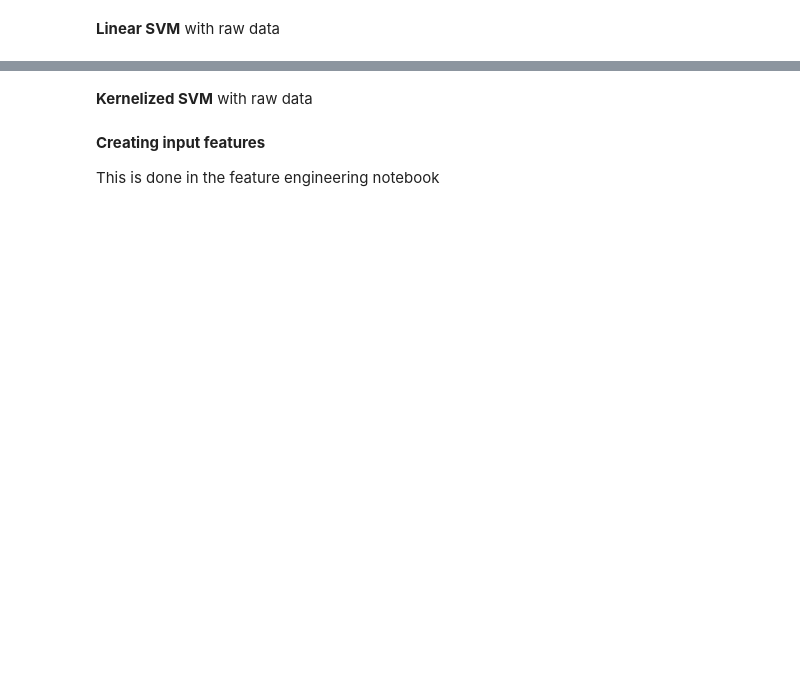
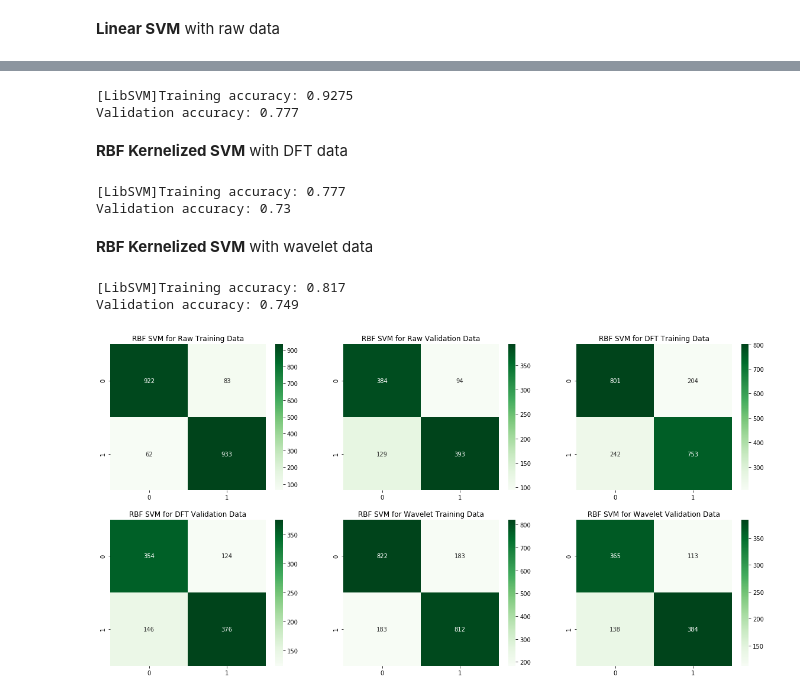
Before and after one commit to natgable/cs-229-project, a Jupyter notebook: models/svm.ipynb, the cells around one changed output, grey strips where cells are left out. Cells and saved outputs as stored; diff of their text form; code cells hidden in the pictures; blank space fills up the shorter version.

```diff
--- a/models/svm.ipynb
+++ b/models/svm.ipynb
@@ -105,6 +204,17 @@ Validation accuracy: 0.775
+# %%
+raw_svm_rbf = svm.SVC(kernel='rbf', verbose=True)
+raw_svm_rbf.fit(X_train_reshape, sample_y_train)
+
+y_pred = raw_svm_rbf.predict(X_train_reshape)
+train_acc = np.sum(y_pred == sample_y_train)/sample_y_train.shape[0]
+
+y_val_pred = raw_svm_rbf.predict(X_val_reshape)
+val_acc = np.sum(y_val_pred == sample_y_val)/sample_y_val.shape[0]
+
+print("Training accuracy:", train_acc)
+print("Validation accuracy:", val_acc)
+# %% [output]
+[LibSVM]Training accuracy: 0.9275
+Validation accuracy: 0.777
 # %% [markdown]
-**Kernelized SVM** with raw data
+**RBF Kernelized SVM** with DFT data
-# %% [markdown]
-**Creating input features**
-
-This is done in the feature engineering notebook
@@ -114,0 +221,55 @@ This is done in the feature engineering notebook
+# %%
+dft_svm_rbf = svm.SVC(kernel="rbf", verbose=True)
+dft_svm_rbf.fit(X_train_dft_reshape, sample_y_train)
+
+y_pred_dft = dft_svm_rbf.predict(X_train_dft_reshape)
+train_acc_dft = np.sum(y_pred_dft == sample_y_train)/sample_y_train.shape[0]
+
+y_val_pred_dft = dft_svm_rbf.predict(X_val_dft_reshape)
+val_acc_dft = np.sum(y_val_pred_dft == sample_y_val)/sample_y_val.shape[0]
+
+print("Training accuracy:", train_acc_dft)
+print("Validation accuracy:", val_acc_dft)
+# %% [output]
+[LibSVM]Training accuracy: 0.777
+Validation accuracy: 0.73
+# %% [markdown]
+**RBF Kernelized SVM** with wavelet data
+# %%
+dwt_svm_rbf = svm.SVC(kernel="rbf", verbose=True)
+dwt_svm_rbf.fit(X_train_dwt_reshape, sample_y_train)
+
+y_pred_dwt = dwt_svm_rbf.predict(X_train_dwt_reshape)
+train_acc_dwt = np.sum(y_pred_dwt == sample_y_train)/sample_y_train.shape[0]
+
+y_val_pred_dwt = dwt_svm_rbf.predict(X_val_dwt_reshape)
+val_acc_dwt = np.sum(y_val_pred_dwt == sample_y_val)/sample_y_val.shape[0]
+
+print("Training accuracy:", train_acc_dwt)
+print("Validation accuracy:", val_acc_dwt)
+# %% [output]
+[LibSVM]Training accuracy: 0.817
+Validation accuracy: 0.749
+# %%
+raw_lin_conf_train = metrics.confusion_matrix(sample_y_train, y_pred)
+raw_lin_conf_val = metrics.confusion_matrix(sample_y_val, y_val_pred)
+dft_lin_conf_train = metrics.confusion_matrix(sample_y_train, y_pred_dft)
+dft_lin_conf_val = metrics.confusion_matrix(sample_y_val, y_val_pred_dft)
+dwt_lin_conf_train = metrics.confusion_matrix(sample_y_train, y_pred_dwt)
+dwt_lin_conf_val = metrics.confusion_matrix(sample_y_val, y_val_pred_dwt)
+conf_mat_raw = [raw_lin_conf_train, raw_lin_conf_val, dft_lin_conf_train, dft_lin_conf_val, dwt_lin_conf_train, dwt_lin_conf_val]
+conf_mat_titles = [
+    "RBF SVM for Raw Training Data",
+    "RBF SVM for Raw Validation Data",
+    "RBF SVM for DFT Training Data",
+    "RBF SVM for DFT Validation Data",
+    "RBF SVM for Wavelet Training Data",
+    "RBF SVM for Wavelet Validation Data",
+]
+plt.figure(figsize = (20,10))
+for i in range(6):
+    plt.subplot(230 + i + 1)
+    sn.heatmap(conf_mat_raw[i], annot=True, fmt='g', cmap='Greens')
+    plt.title(conf_mat_titles[i])
+# %% [output]
+[figure, added]
```
Also changed, not shown: parts of 19 cells of this notebook, 3 other files.
